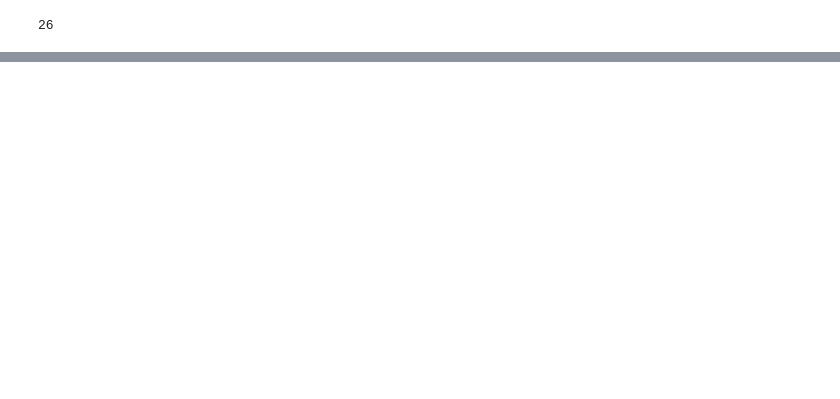
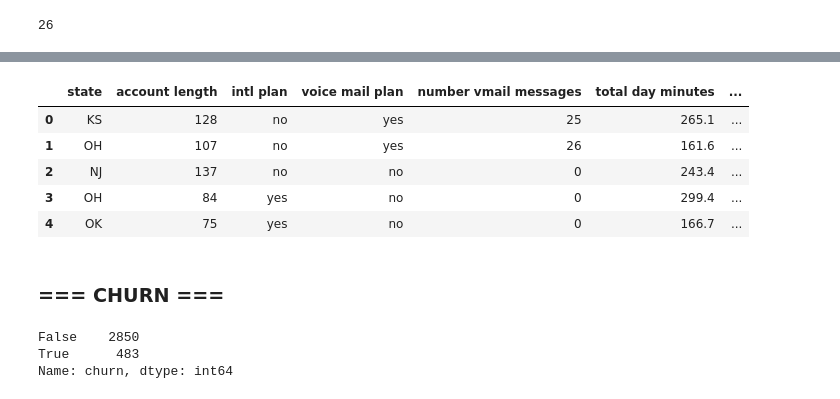
Before and after one commit to StewartStack/DAStudyBackups, a Jupyter notebook: DataStudies2/telchurn_DA.ipynb, the cells around one changed output, grey strips where cells are left out. Saved outputs shown, nothing was run; the diff lists cells and outputs as text; code cells hidden in the pictures; blank space fills up the shorter version.

Commit message:
Churn and normalize

```diff
--- a/DataStudies2/telchurn_DA.ipynb
+++ b/DataStudies2/telchurn_DA.ipynb
@@ -185,0 +204,20 @@ telchurn.loc[telchurn['account length'] > 200]['account length'].count()
+# %%
+# Rename a column
+telchurn.rename(columns = {'international plan' : 'intl plan'}, inplace = True)
+telchurn.head()
+# %% [output]
+|  | state | account length | intl plan | voice mail plan | number vmail messages | total day minutes | ... |
+| 0 | KS | 128 | no | yes | 25 | 265.1 | ... |
+| 1 | OH | 107 | no | yes | 26 | 161.6 | ... |
+| 2 | NJ | 137 | no | no | 0 | 243.4 | ... |
+| 3 | OH | 84 | yes | no | 0 | 299.4 | ... |
+| 4 | OK | 75 | yes | no | 0 | 166.7 | ... |
+# %% [markdown]
+### === CHURN ===
+# %%
+# Here there are 2850 of the 3333 cx that have a value of FALSE in the churn column - Loyal cxs
+telchurn['churn'].value_counts()
+# %% [output]
+False    2850
+True      483
+Name: churn, dtype: int64
```
Also changed, not shown: parts of 4 cells of this notebook.
